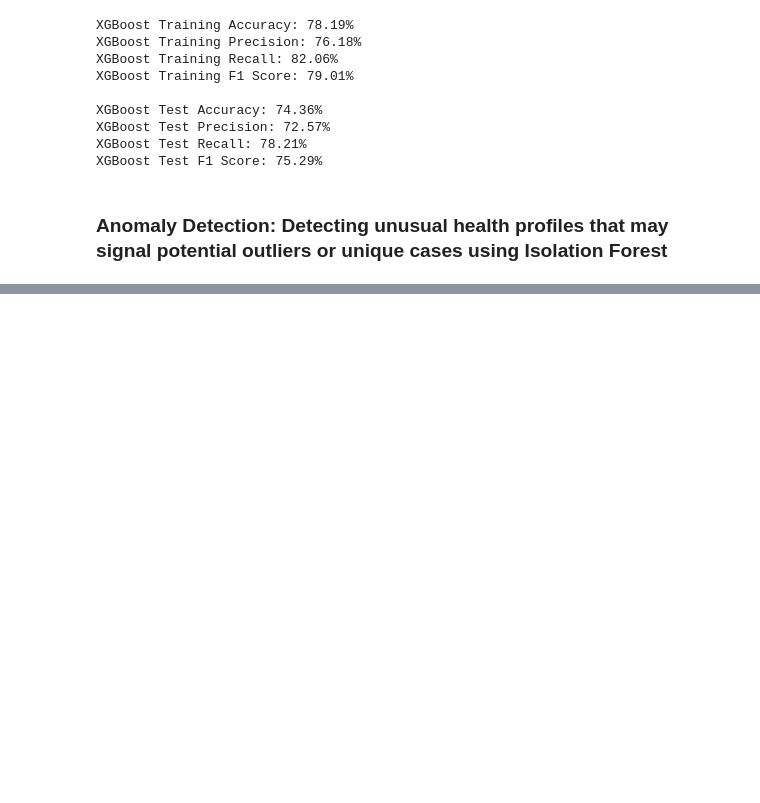
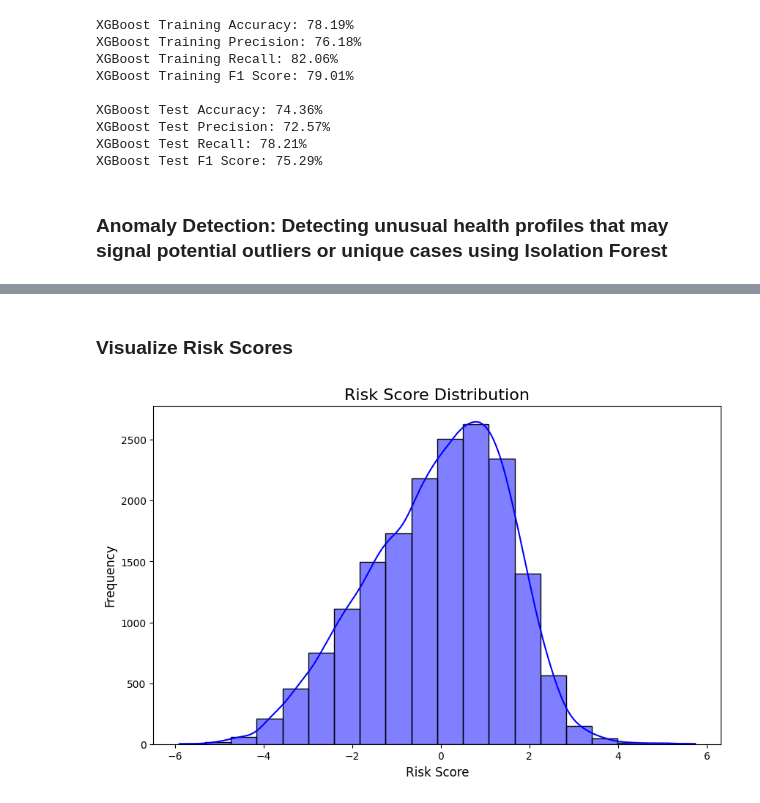
Before and after one commit to TienNguyenMSBA/diabetesindicators, a Jupyter notebook: diabetes-indicator.ipynb, the cells around one changed output, grey strips where cells are left out. Drawn from its saved outputs; the diff is of its cells as text; code cells hidden in the pictures; blank space fills up the shorter version.

```diff
--- a/diabetes-indicator.ipynb
+++ b/diabetes-indicator.ipynb
@@ -454,0 +468,42 @@ Number of anomalies detected: 3535
+# %%
+
+import numpy as np
+
+# Extract coefficients from the fitted model
+coefficients = model1.params
+
+# Calculate the risk score (log-odds) for each individual
+X_test['risk_score'] = np.dot(X_test[mod1], coefficients)
+
+
+# Ensure X_test['risk_score'] is numeric before applying the sigmoid function
+X_test['risk_score'] = pd.to_numeric(X_test['risk_score'], errors='coerce')
+
+# Check for NaN values in X_test['risk_score'] after the conversion
+X_test = X_test.dropna(subset=['risk_score'])
+
+# Convert log-odds to probabilities using the sigmoid function
+X_test['risk_probability'] = 1 / (1 + np.exp(-X_test['risk_score']))
+
+# Categorize risk
+def categorize_risk(prob):
+    if prob < 0.33:
+        return 'Low'
+    elif prob < 0.66:
+        return 'Medium'
+    else:
+        return 'High'
+
+X_test['risk_category'] = X_test['risk_probability'].apply(categorize_risk)
+# %% [markdown]
+### Visualize Risk Scores
+# %%
+# Visualize the distribution of risk scores
+plt.figure(figsize=(10, 6))
+sns.histplot(X_test['risk_score'], kde=True, bins=20, color='blue')
+plt.title("Risk Score Distribution", fontsize=16)
+plt.xlabel("Risk Score", fontsize=12)
+plt.ylabel("Frequency", fontsize=12)
+plt.show()
+# %% [output]
+[figure, added]
```
Also changed, not shown: parts of 7 cells of this notebook.
